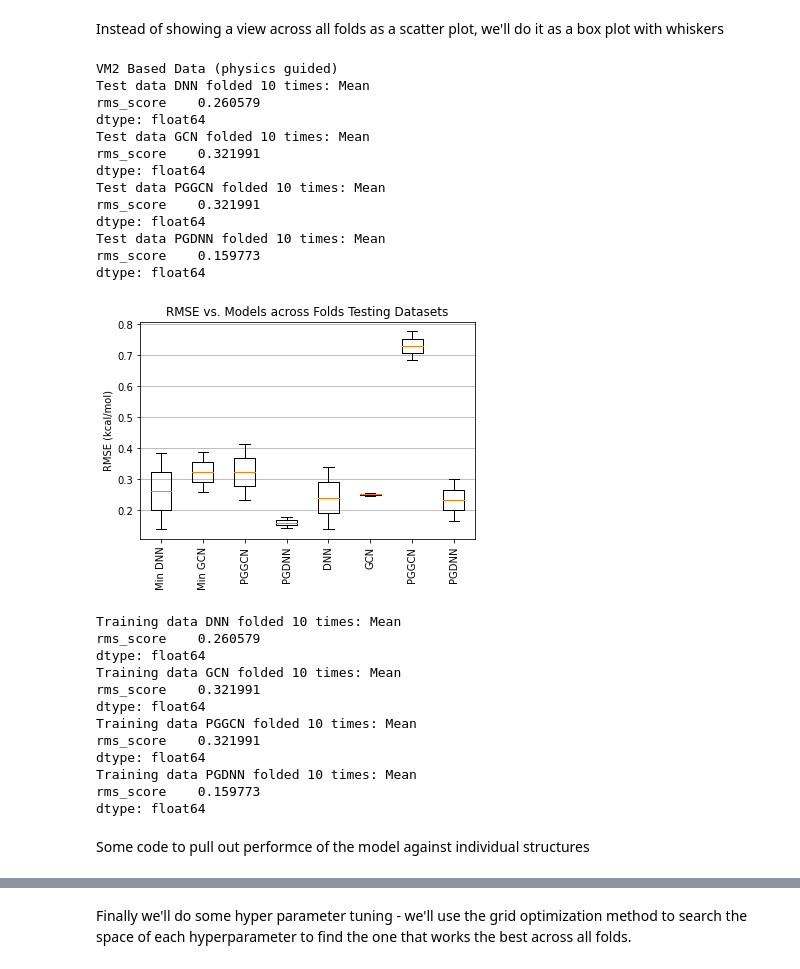
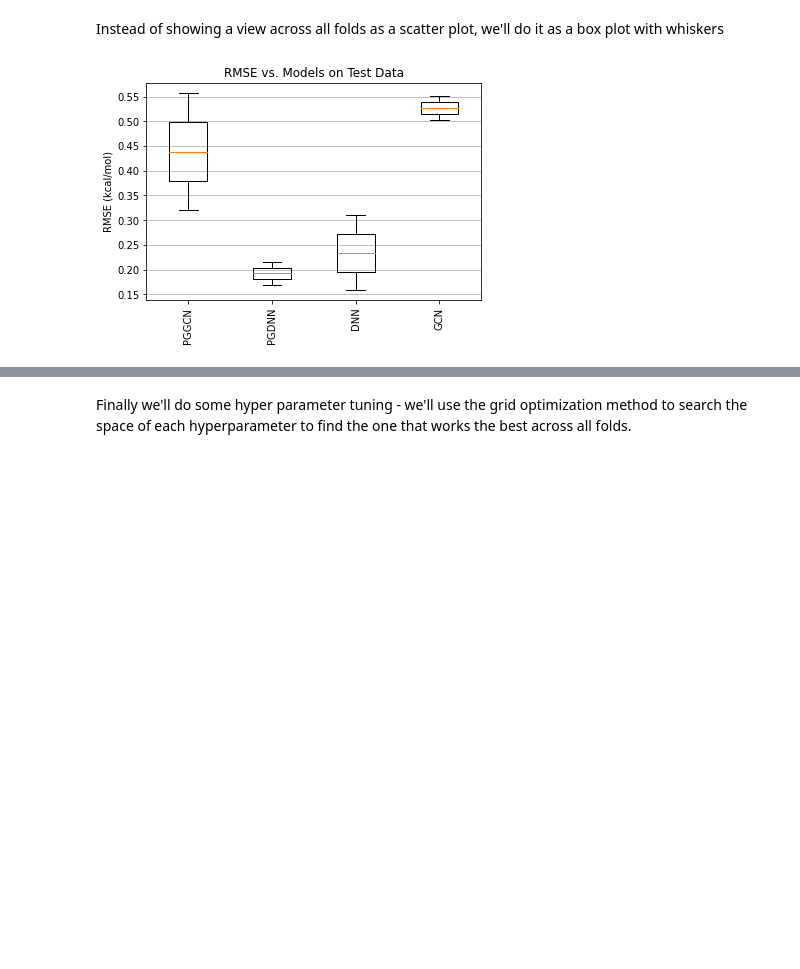
Before and after one commit to allesrebel/physics-guided-entropy, a Jupyter notebook: PGENN.ipynb, the cells around one changed output, grey strips where cells are left out. Saved outputs shown, nothing was run; the diff lists cells and outputs as text; code cells hidden in the pictures; blank space fills up the shorter version.

```diff
--- a/PGENN.ipynb
+++ b/PGENN.ipynb
@@ -1239,6 +1239,13 @@ for dock_type, input_datasets in datasets.items():
   for featureizer_type, dataset in input_datasets.items():
     print(f'training with data from {dock_type} for: {featureizer_type}')
     model = None # Will be populated based on Featurizer
+
+    # filter! based on model_type and featureizer type
+    if dock_type == 'vm2' and 'Modded' not in featureizer_type:
+      continue # skip
+
+    if dock_type == 'pure' and 'Modded' in featureizer_type:
+      continue # skip
 
     # depending on the type of featureizer, we generate a NEW model
     if featureizer_type == 'Circular Fingerprint':
@@ -1709,7 +1770,6 @@ model_to_ticklabel = {}
 counter = 0
 model_results = []
 
-print('VM2 Based Data (physics guided)')
 for model, (training_data, test_data) in final_metrics['vm2'].items():
   data = []
   if model not in model_to_ticklabel:
@@ -1729,78 +1789,33 @@ for model, (training_data, test_data) in final_metrics['vm2'].items():
 
   model_results.append(numpy.concatenate(data))
 
-  print(f'Test data {model_lookup[model]} folded {K} times: Mean')
-  print(test_data.mean(axis=1))
 ax.set_ylabel('RMSE (kcal/mol)')
 #ax.set_title('RMSE vs. Models across Folds Training Datasets')
-ax.set_title('RMSE vs. Models across Folds Testing Datasets')
+ax.set_title('RMSE vs. Models on Test Data')
 ax.grid(which='both', axis='y')
 
-# Minor Clean up to differenate from other DNN GCN
-for index in range(len(labels)):
-  if labels[index] == 'DNN':
-    labels[index] = 'Min DNN'
-    del model_to_ticklabel['DNN']
-  if labels[index] == 'GCN':
-    labels[index] = 'Min GCN'
-    del model_to_ticklabel['GCN']
-
-# display the data driven stuff too
-#print('Baseline - Pure')
 for model, (training_data, test_data) in final_metrics['pure'].items():
   data = []
 
   if model not in labels and model not in model_to_ticklabel:
     model_to_ticklabel[model] = counter
     labels.append(model_lookup[model])
     counter += 1
 
   for trial, item in training_data.iteritems():
     x = model_to_ticklabel[model]
     y = item
     #data.append(y)
 
   for trial, item in test_data.iteritems():
     x = model_to_ticklabel[model]
     y = item
     data.append(y)
 
   model_results.append(numpy.concatenate(data))
 
 ax.boxplot(model_results, showfliers=False)
 plt.xticks([x for x in range(1,len(labels)+1)], labels, rotation='vertical', label='physical')
 plt.show()
-
-
-for model, (training_data, test_data) in final_metrics['vm2'].items():
-  print(f'Training data {model_lookup[model]} folded {K} times: Mean')
-  print(test_data.mean(axis=1))
 # %% [output]
-VM2 Based Data (physics guided)
-Test data DNN folded 10 times: Mean
-rms_score    0.260579
-dtype: float64
-Test data GCN folded 10 times: Mean
-rms_score    0.321991
-dtype: float64
-Test data PGGCN folded 10 times: Mean
-rms_score    0.321991
-dtype: float64
-Test data PGDNN folded 10 times: Mean
-rms_score    0.159773
-dtype: float64
-[figure, old version]
+[figure, new version]
-Training data DNN folded 10 times: Mean
-rms_score    0.260579
-dtype: float64
-Training data GCN folded 10 times: Mean
-rms_score    0.321991
-dtype: float64
-Training data PGGCN folded 10 times: Mean
-rms_score    0.321991
-dtype: float64
-Training data PGDNN folded 10 times: Mean
-rms_score    0.159773
-dtype: float64
-# %% [markdown]
-Some code to pull out performce of the model against individual structures
```
Also changed, not shown: parts of 20 cells of this notebook.
